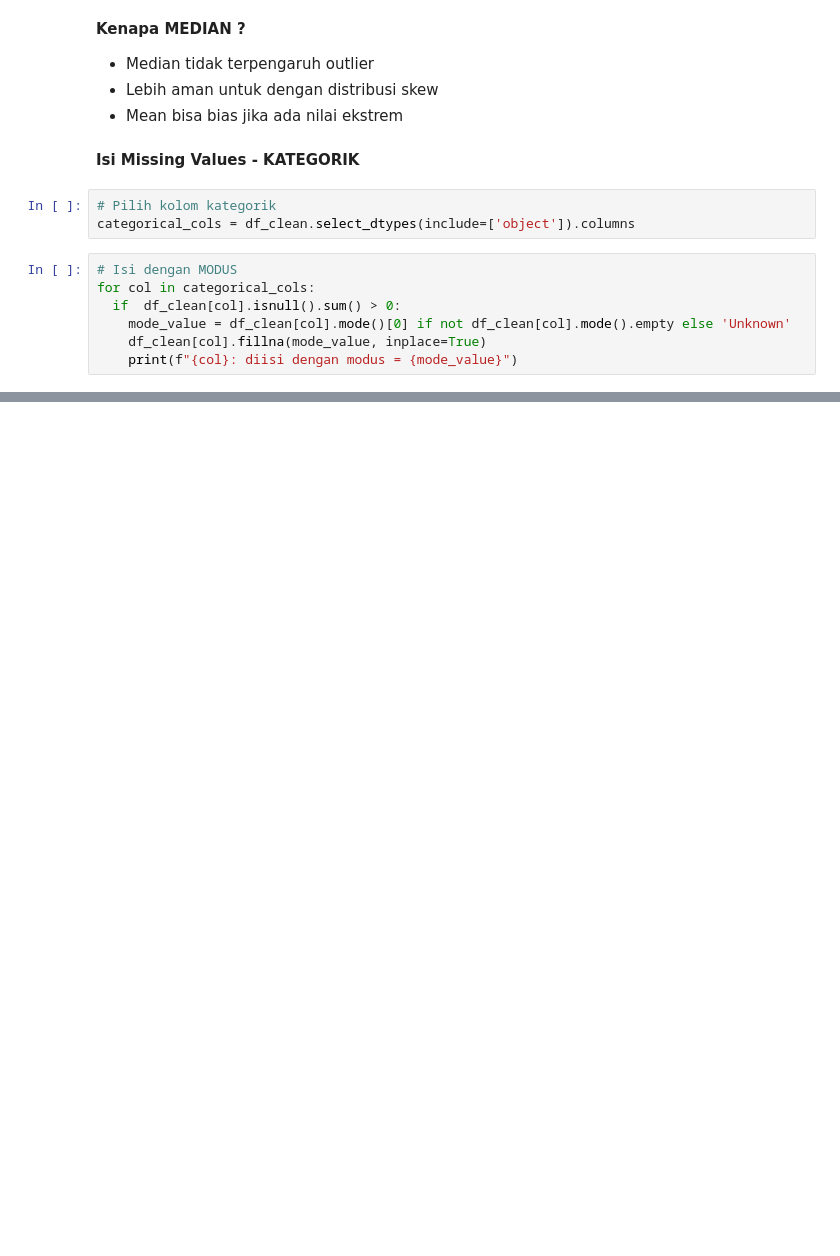
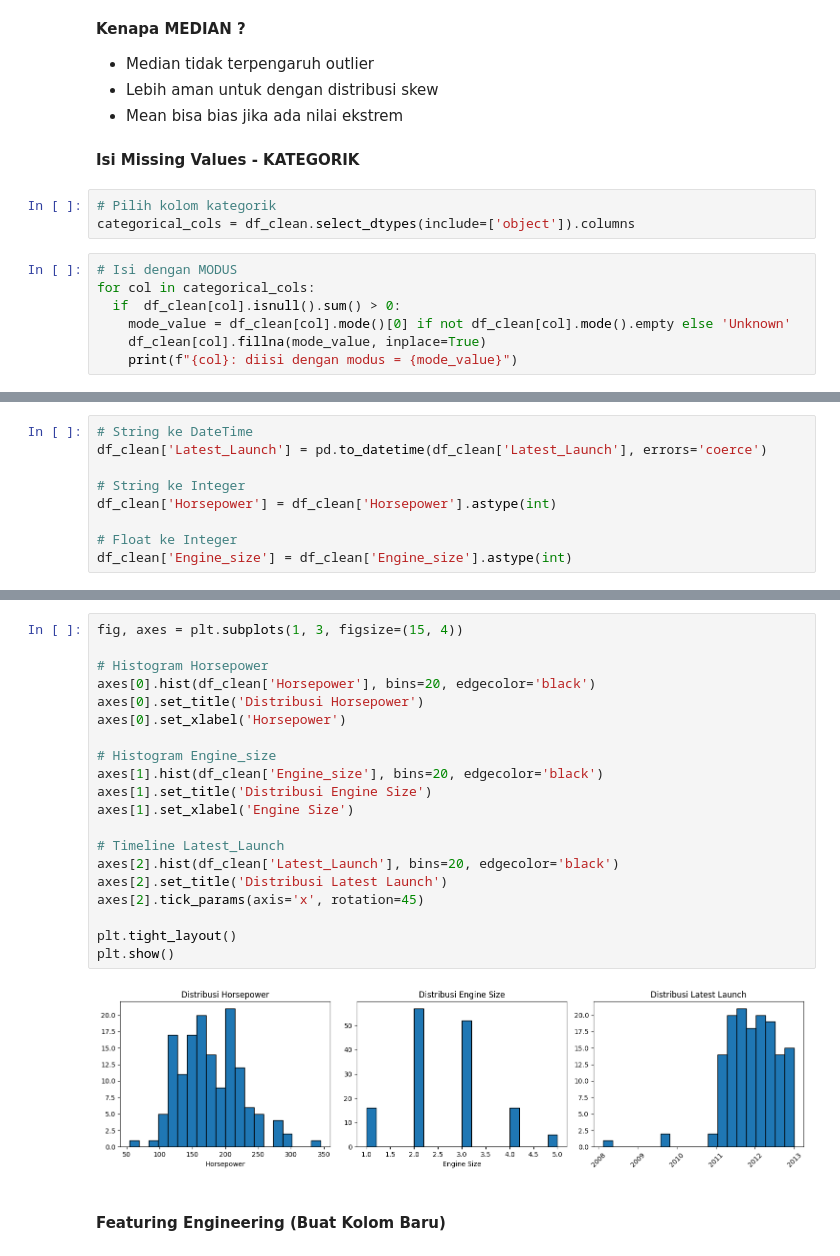
Before and after one commit to djohan-coder/Data-Car_sales, a Jupyter notebook: Car_sales data.ipynb, the cells around one changed output, grey strips where cells are left out. Cells and saved outputs as stored; diff of their text form; blank space fills up the shorter version.

```diff
--- a/Car_sales data.ipynb
+++ b/Car_sales data.ipynb
@@ -350,0 +685,9 @@ for col in categorical_cols:
+# %%
+# String ke DateTime
+df_clean['Latest_Launch'] = pd.to_datetime(df_clean['Latest_Launch'], errors='coerce')
+
+# String ke Integer
+df_clean['Horsepower'] = df_clean['Horsepower'].astype(int)
+
+# Float ke Integer
+df_clean['Engine_size'] = df_clean['Engine_size'].astype(int)
@@ -350,0 +715,26 @@ for col in categorical_cols:
+# %%
+fig, axes = plt.subplots(1, 3, figsize=(15, 4))
+
+# Histogram Horsepower
+axes[0].hist(df_clean['Horsepower'], bins=20, edgecolor='black')
+axes[0].set_title('Distribusi Horsepower')
+axes[0].set_xlabel('Horsepower')
+
+# Histogram Engine_size
+axes[1].hist(df_clean['Engine_size'], bins=20, edgecolor='black')
+axes[1].set_title('Distribusi Engine Size')
+axes[1].set_xlabel('Engine Size')
+
+# Timeline Latest_Launch
+axes[2].hist(df_clean['Latest_Launch'], bins=20, edgecolor='black')
+axes[2].set_title('Distribusi Latest Launch')
+axes[2].tick_params(axis='x', rotation=45)
+
+plt.tight_layout()
+plt.show()
+# %% [output]
+[figure, added]
+# %% [markdown]
+>
+# %% [markdown]
+**Featuring Engineering (Buat Kolom Baru)**
```
Also changed, not shown: parts of 93 cells of this notebook.
